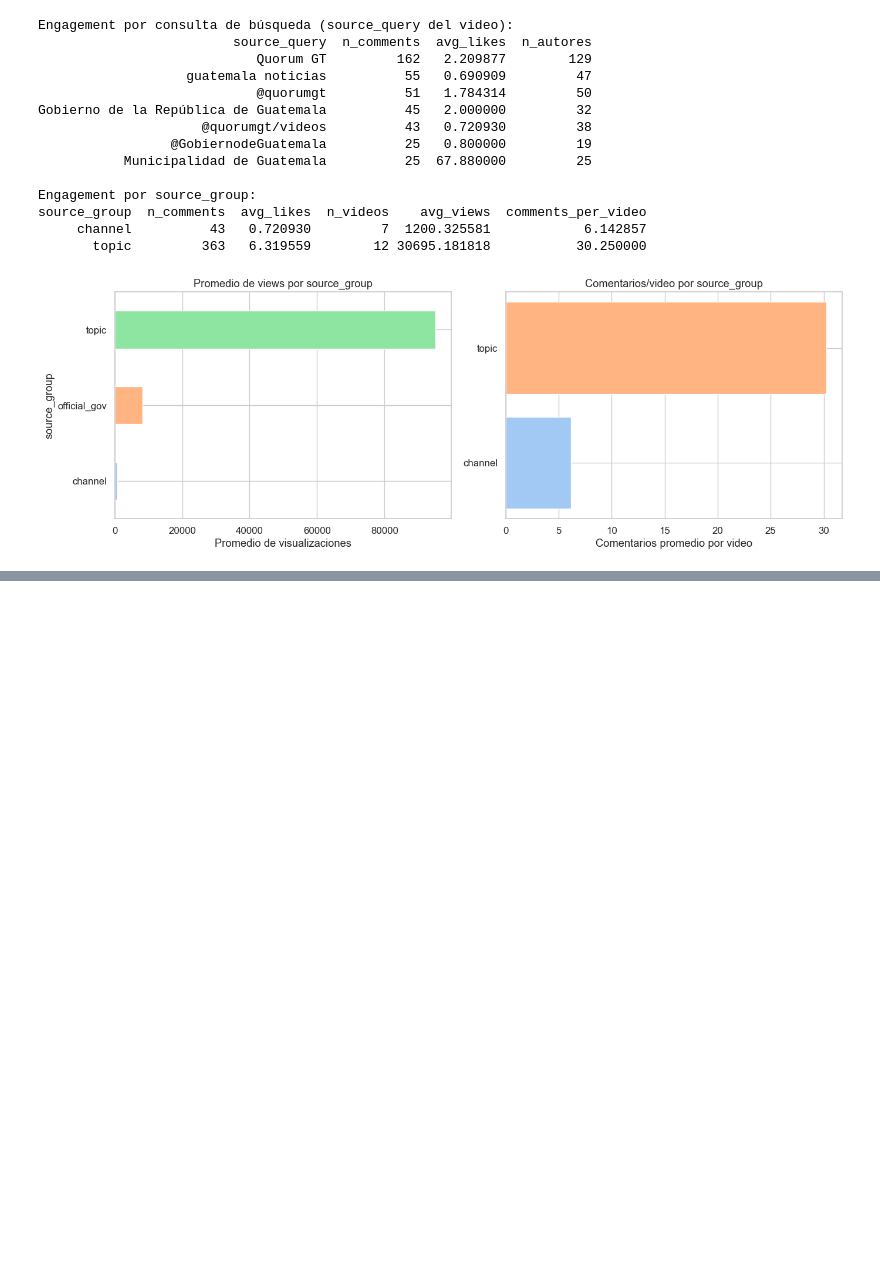
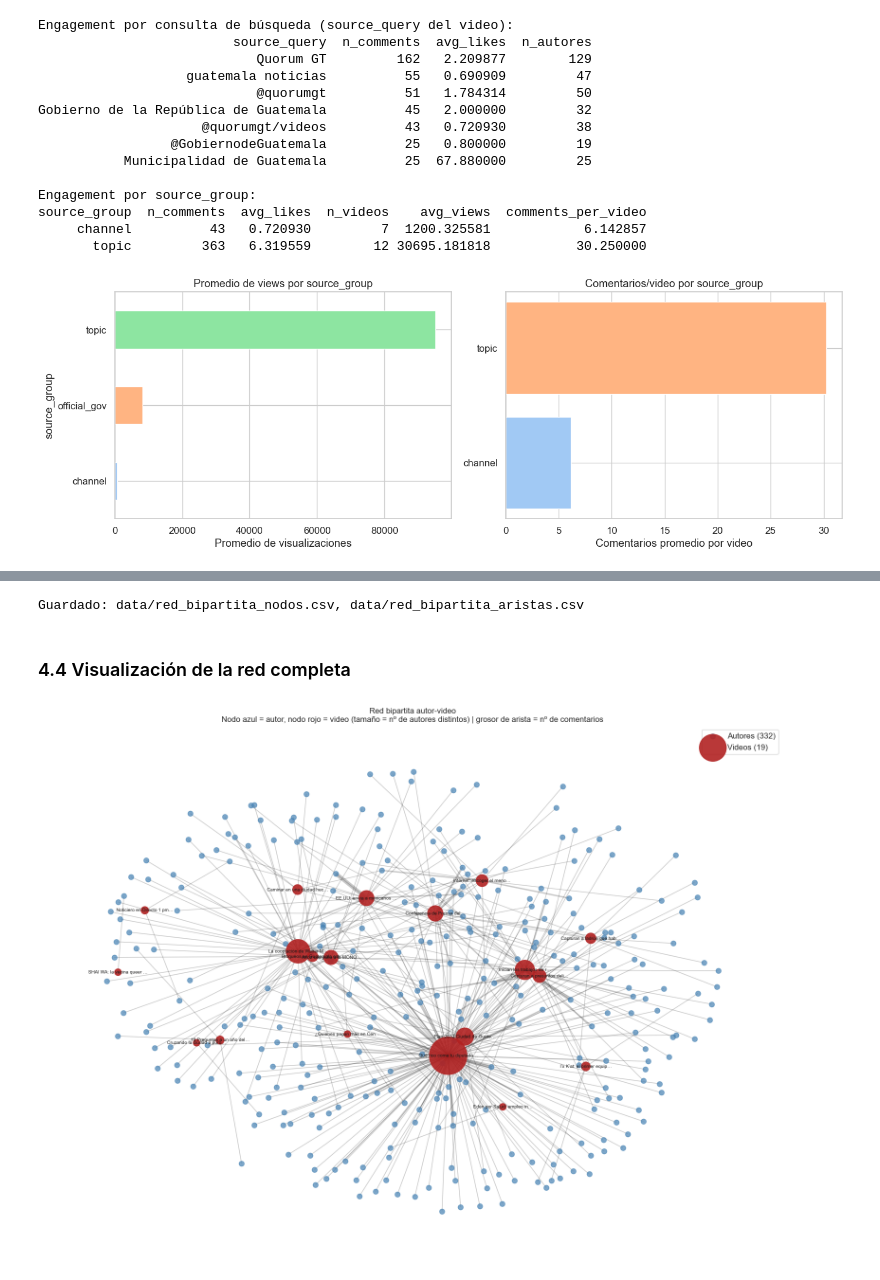
Before and after one commit to Ikeel04/Labs-DS, a Jupyter notebook: Lab6/Laboratorio6.ipynb, the cells around one changed output, grey strips where cells are left out. Saved outputs shown, nothing was run; the diff lists cells and outputs as text; code cells hidden in the pictures; blank space fills up the shorter version.

```diff
--- a/Lab6/Laboratorio6.ipynb
+++ b/Lab6/Laboratorio6.ipynb
@@ -1745,0 +1774,19 @@ plt.show()
+# %%
+# --- Construcción del grafo bipartito ---
+G_bip = nx.Graph()
+
+autores_unicos = comments["author_channel_id"].unique()
+videos_comentados = comments["video_id"].unique()
+
+G_bip.add_nodes_from(autores_unicos, tipo="autor")
+G_bip.add_nodes_from(videos_comentados, tipo="video")
+
+for _, fila in pesos_arista.iterrows():
+    G_bip.add_edge(
+        fila["author_channel_id"], fila["video_id"], weight=fila["n_comentarios"]
+    )
+
+print(f"Nodos totales: {G_bip.number_of_nodes()} "
+      f"({len(autores_unicos)} autores + {len(videos_comentados)} videos)")
+print(f"Aristas totales: {G_bip.number_of_edges()}")
+print(f"¿Es bipartita?: {nx.is_bipartite(G_bip)}")
@@ -1745,0 +1869,47 @@ plt.show()
+# %%
+# --- Guardar tablas para reproducibilidad ---
+tabla_nodos.to_csv("data/red_bipartita_nodos.csv", index=False)
+tabla_aristas.to_csv("data/red_bipartita_aristas.csv", index=False)
+print("Guardado: data/red_bipartita_nodos.csv, data/red_bipartita_aristas.csv")
+# %% [output]
+Guardado: data/red_bipartita_nodos.csv, data/red_bipartita_aristas.csv
+# %% [markdown]
+### 4.4 Visualización de la red completa
+# %%
+fig, ax = plt.subplots(figsize=(16, 12))
+
+pos = nx.spring_layout(G_bip, k=0.4, seed=RANDOM_STATE, iterations=60)
+
+nodos_autor = [n for n, d in G_bip.nodes(data=True) if d["tipo"] == "autor"]
+nodos_video = [n for n, d in G_bip.nodes(data=True) if d["tipo"] == "video"]
+
+pesos_aristas_dibujo = [G_bip[u][v]["weight"] for u, v in G_bip.edges()]
+
+nx.draw_networkx_edges(G_bip, pos, alpha=0.25, width=pesos_aristas_dibujo, ax=ax)
+nx.draw_networkx_nodes(
+    G_bip, pos, nodelist=nodos_autor, node_color="steelblue",
+    node_size=60, alpha=0.7, label=f"Autores ({len(nodos_autor)})", ax=ax
+)
+nx.draw_networkx_nodes(
+    G_bip, pos, nodelist=nodos_video, node_color="firebrick",
+    node_size=[80 + 25 * G_bip.degree(v) for v in nodos_video],
+    alpha=0.9, label=f"Videos ({len(nodos_video)})", ax=ax
+)
+
+# Etiquetas solo para los videos (los autores son demasiados para etiquetar legiblemente)
+labels_video = {v: (info_video.loc[v, "title"][:25] + "…" if v in info_video.index else v) for v in nodos_video}
+nx.draw_networkx_labels(G_bip, pos, labels=labels_video, font_size=7, ax=ax)
+
+ax.set_title(
+    "Red bipartita autor-video\n"
+    "Nodo azul = autor, nodo rojo = video (tamaño = nº de autores distintos) "
+    "| grosor de arista = nº de comentarios",
+    fontsize=12,
+)
+ax.legend(scatterpoints=1, loc="upper right")
+ax.axis("off")
+plt.tight_layout()
+plt.savefig("data/red_bipartita_autor_video.png", dpi=150)
+plt.show()
+# %% [output]
+[figure, added]
```
Also changed, not shown: parts of 25 cells of this notebook, 5 other files.
